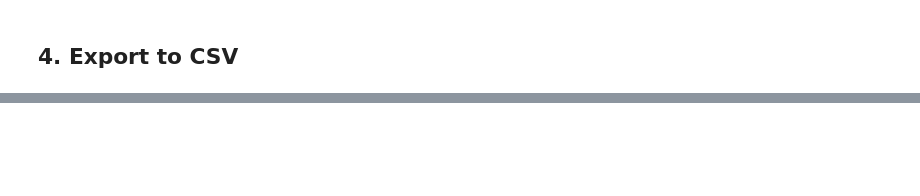
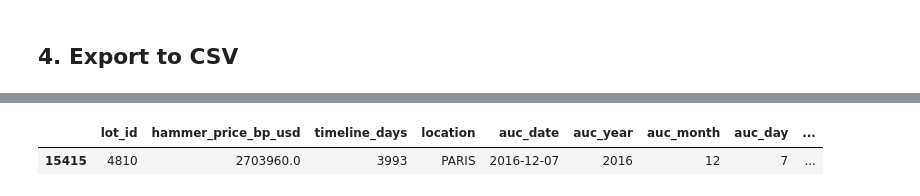
Before and after one commit to serenazzz/art-auction-visualization-project, a Jupyter notebook: Preprocessing.ipynb, the cells around one changed output, grey strips where cells are left out. Saved outputs shown, nothing was run; the diff lists cells and outputs as text; code cells hidden in the pictures; blank space fills up the shorter version.

```diff
--- a/Preprocessing.ipynb
+++ b/Preprocessing.ipynb
@@ -187,0 +196,5 @@ interactive_df.to_json('interactive.json', orient='records')
+# %%
+display(interactive_df[interactive_df.lot_id == 4810])
+# %% [output]
+|  | lot_id | hammer_price_bp_usd | timeline_days | location | auc_date | auc_year | auc_month | auc_day | ... |
+| 15415 | 4810 | 2703960.0 | 3993 | PARIS | 2016-12-07 | 2016 | 12 | 7 | ... |
```
Also changed, not shown: parts of 6 cells of this notebook, 2 other files.
